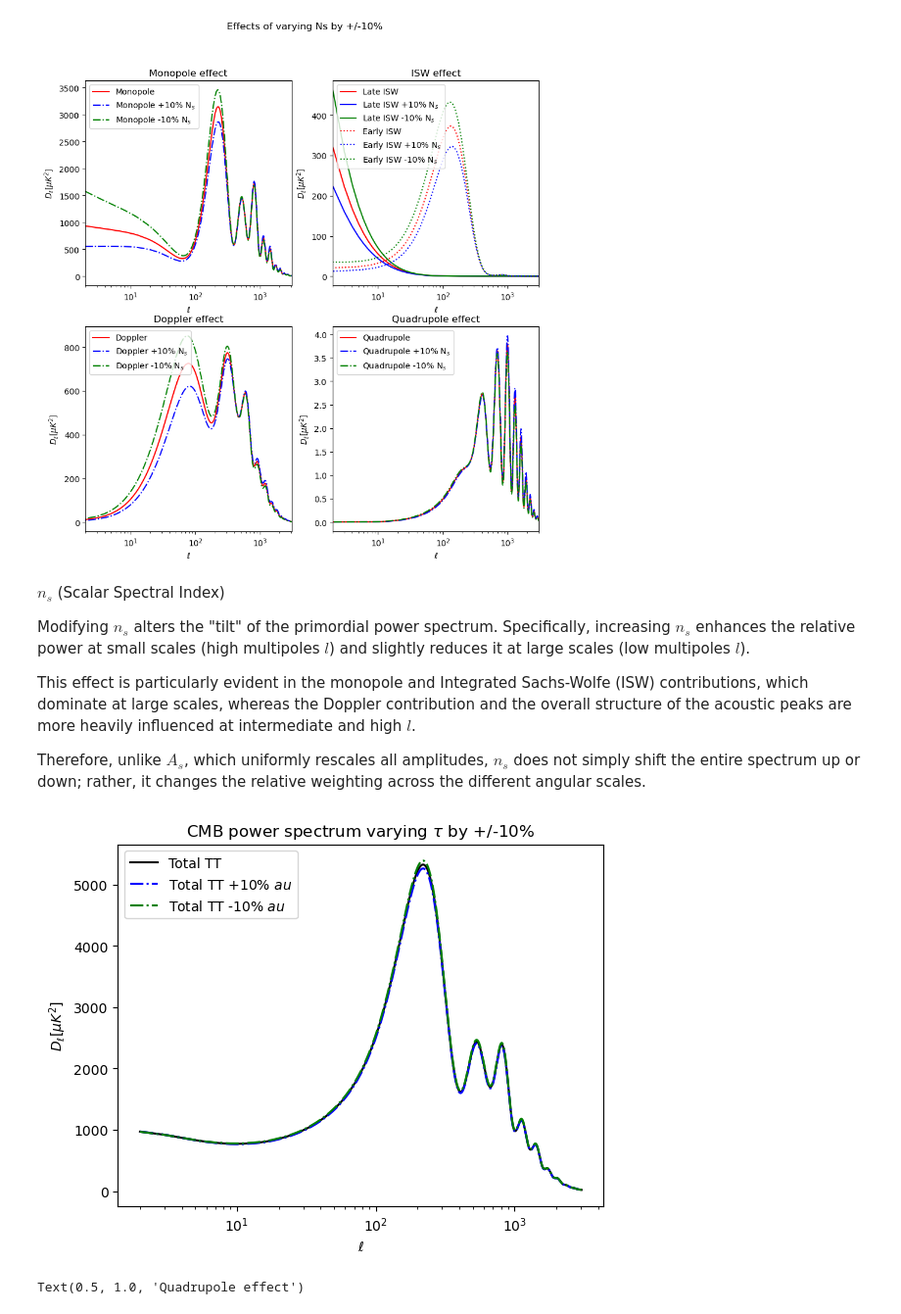
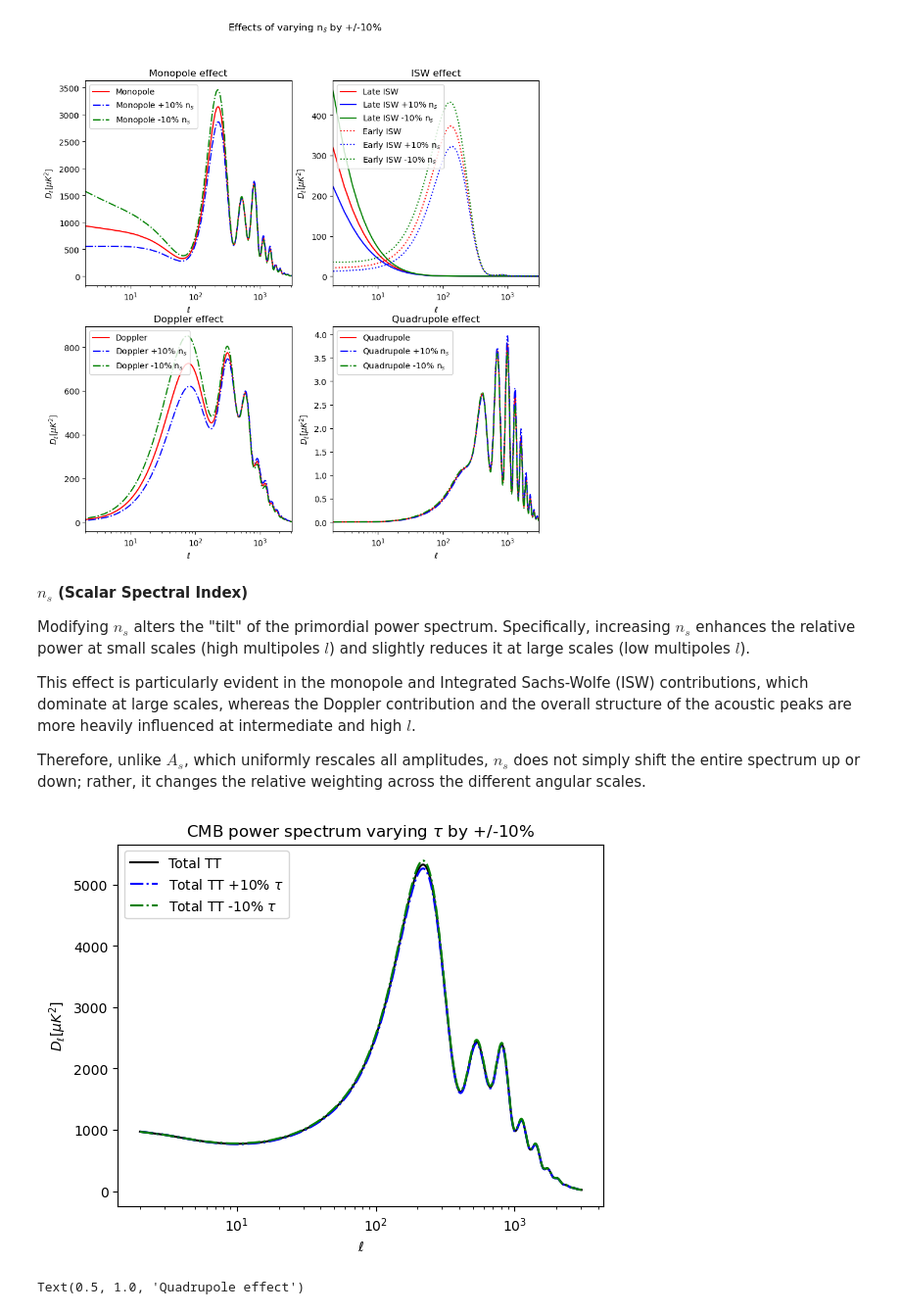
Before and after one commit to aleblgr/SC, a Jupyter notebook: week-6_1.ipynb, the cells around one changed output. Shown at 98% size. Cells and saved outputs as stored; diff of their text form; code cells hidden in the pictures.

```diff
--- a/week-6_1.ipynb
+++ b/week-6_1.ipynb
@@ -274,40 +276,40 @@ Modifying $A_s$—the amplitude of the primordial curvature perturbations—resu
 # %%
-# Changing ns by +/-10%
+# Changing n_s by +/-10%
 
-N_s_pars_plus  = camb.set_params(
+n_s_pars_plus  = camb.set_params(
     H0=67.5, ombh2=0.022, omch2=0.122, mnu=0.06, omk=0, tau=0.06, As=2e-9, ns=0.965, halofit_version='mead', lmax=3000
 )
-N_s_pars_minus = camb.set_params(
+n_s_pars_minus = camb.set_params(
     H0=67.5, ombh2=0.022, omch2=0.122, mnu=0.06, omk=0, tau=0.06, As=2e-9, ns=0.965, halofit_version='mead', lmax=3000
 )
-N_s_pars_minus.InitPower.ns *= 90./100.
-N_s_pars_plus.InitPower.ns *= 110./100.
+n_s_pars_minus.InitPower.ns *= 90./100.
+n_s_pars_plus.InitPower.ns *= 110./100.
 
 # Computing the results for this parameter
 
-N_s_results_plus = camb.get_results(N_s_pars_plus)
-N_s_results_minus = camb.get_results(N_s_pars_minus)
+n_s_results_plus = camb.get_results(n_s_pars_plus)
+n_s_results_minus = camb.get_results(n_s_pars_minus)
 
 # Calculating the CMB power spectrum for the modified parameters
 
-N_s_powers_plus = N_s_results_plus.get_cmb_power_spectra(N_s_pars_plus, CMB_unit='muK')
-N_s_powers_minus = N_s_results_minus.get_cmb_power_spectra(N_s_pars_minus, CMB_unit='muK')
+n_s_powers_plus = n_s_results_plus.get_cmb_power_spectra(n_s_pars_plus, CMB_unit='muK')
+n_s_powers_minus = n_s_results_minus.get_cmb_power_spectra(n_s_pars_minus, CMB_unit='muK')
 
 # Getting the total CMB power spectrum
 
-N_s_totCL_plus = N_s_powers_plus['total']
-N_s_totCL_minus = N_s_powers_minus['total']
+n_s_totCL_plus = n_s_powers_plus['total']
+n_s_totCL_minus = n_s_powers_minus['total']
 
 # Plotting the CMB power spectrum
 plt.figure()
 plt.plot(ls[2:],totCL[2:,0], color='k',label='Total TT')
-plt.plot(ls[2:],N_s_totCL_plus[2:,0], color='b',ls = '-.',label='Total TT +10% N$_s$')
-plt.plot(ls[2:],N_s_totCL_minus[2:,0], color='g',ls = '-.',label='Total TT -10% N$_s$')
+plt.plot(ls[2:],n_s_totCL_plus[2:,0], color='b',ls = '-.',label='Total TT +10% n$_s$')
+plt.plot(ls[2:],n_s_totCL_minus[2:,0], color='g',ls = '-.',label='Total TT -10% n$_s$')
 plt.legend()
 plt.xlabel(r'$\ell$')
 plt.xscale('log')
 plt.ylabel(r'$D_{\ell} [\mu K^2]$')
-plt.title('CMB power spectrum varing N$_s$ by +/-10%')
+plt.title('CMB power spectrum varing n$_s$ by +/-10%')
 plt.show()
 # %% [output]
 [figure]
@@ -377,7 +379,7 @@ plt.title('Quadrupole effect')
 Text(0.5, 1.0, 'Quadrupole effect')
 [figure]
 # %% [markdown]
-$n_s$ (Scalar Spectral Index)
+**$n_s$ (Scalar Spectral Index)**
 
 Modifying $n_s$ alters the "tilt" of the primordial power spectrum. Specifically, increasing $n_s$ enhances the relative power at small scales (high multipoles $l$) and slightly reduces it at large scales (low multipoles $l$).
 
@@ -395,36 +397,36 @@ tau_pars_minus = camb.set_params(
 )
 tau_pars_minus.Reion.optical_depth *= 90./100.
 tau_pars_plus.Reion.optical_depth *= 110./100.
 
 # Computing the results for this parameter
 
 tau_results_plus = camb.get_results(tau_pars_plus)
 tau_results_minus = camb.get_results(tau_pars_minus)
 
 # Computing the CMB power spectrum for the modified parameter
 
 tau_powers_plus = tau_results_plus.get_cmb_power_spectra(tau_pars_plus, CMB_unit='muK')
 tau_powers_minus = tau_results_minus.get_cmb_power_spectra(tau_pars_minus, CMB_unit='muK')
 
 # Getting the total CMB power spectrum
 
 tau_totCL_plus = tau_powers_plus['total']
 tau_totCL_minus = tau_powers_minus['total']
 
 
 # Plotting the CMB power spectrum
 plt.figure()
 plt.plot(ls[2:],totCL[2:,0], color='k',label='Total TT')
-plt.plot(ls[2:],tau_totCL_plus[2:,0], color='b',ls = '-.',label='Total TT +10% $\tau$')
-plt.plot(ls[2:],tau_totCL_minus[2:,0], color='g',ls = '-.',label='Total TT -10% $\tau$')
+plt.plot(ls[2:],tau_totCL_plus[2:,0], color='b',ls = '-.',label=r'Total TT +10% $\tau$')
+plt.plot(ls[2:],tau_totCL_minus[2:,0], color='g',ls = '-.',label=r'Total TT -10% $\tau$')
 plt.legend()
 plt.xlabel(r'$\ell$')
 plt.xscale('log')
 plt.ylabel(r'$D_{\ell} [\mu K^2]$')
 plt.title(r'CMB power spectrum varying $\tau$ by +/-10%')
 plt.show()
 # %% [output]
-[figure, old version]
+[figure, new version]
 # %%
 from cmath import tau
 
```
Also changed, not shown: parts of 18 cells of this notebook.
